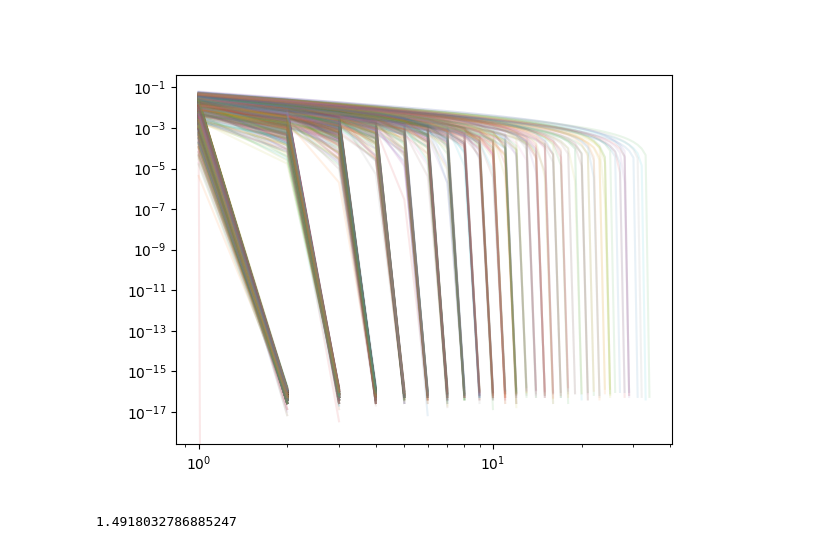
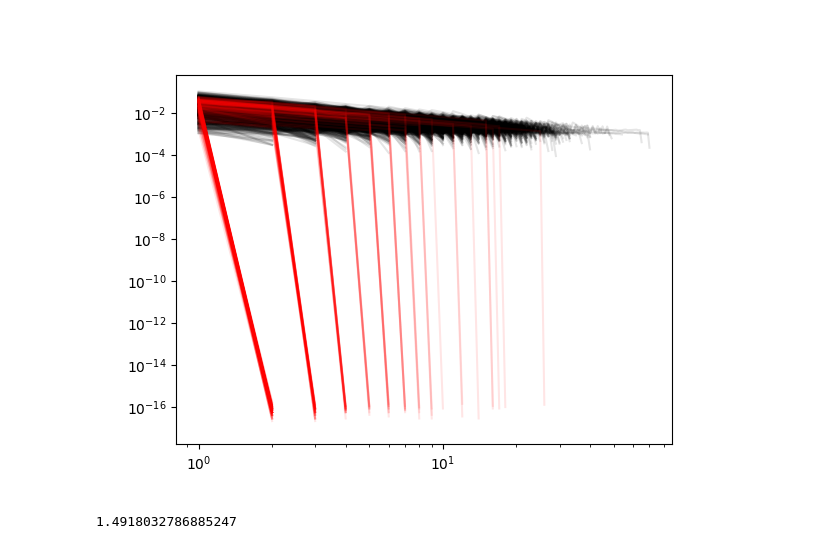
Before and after one commit to lornearnold/discrete_analytical_mech, a Jupyter notebook: gsd_test_1.ipynb, the cells around one changed output. Drawn from its saved outputs; the diff is of its cells as text; code cells hidden in the pictures.

```diff
--- a/gsd_test_1.ipynb
+++ b/gsd_test_1.ipynb
@@ -65,25 +113,40 @@ ax.set_xscale('log')
 # %%
 fig, ax = plt.subplots()
 
-for i, error in enumerate(errorses):
+for i, error in enumerate(errorses_c):
     # print(error)
     # print(i)
     try:
         # ax.scatter(np.linspace(1, iterations[i], iterations[i]), np.max(error, axis=1), alpha=0.05, c="k")
         ax.plot(
-            np.linspace(1, iterations[i], iterations[i]),
+            np.linspace(1, q_ns_c[i], q_ns_c[i]),
             np.max(error, axis=1),
             alpha=0.1,
+            color="k"
+        )
+    finally:
+        continue
+
+for i, error in enumerate(errorses_m):
+    # print(error)
+    # print(i)
+    try:
+        # ax.scatter(np.linspace(1, iterations[i], iterations[i]), np.max(error, axis=1), alpha=0.05, c="k")
+        ax.plot(
+            np.linspace(1, q_ns_m[i], q_ns_m[i]),
+            np.max(error, axis=1),
+            alpha=0.1,
+            color="r",
         )
     finally:
         continue
 # sc = ax.scatter(d_max_d_min, norm_s, c=q_ns, s=q_ns, cmap="viridis", alpha=0.6)
 # sc = ax.scatter(iterations, q_ns, c=q_ns, cmap="viridis", alpha=0.6)
 ax.set_xscale("log")
 ax.set_yscale('log')
 # ax.set_ylim(1e-6, 1e-1)
 # %% [output]
-[figure, old version]
+[figure, new version]
 # %%
 plt.close('all')
 # %%
```
Also changed, not shown: parts of 4 cells of this notebook, 4 other files.
